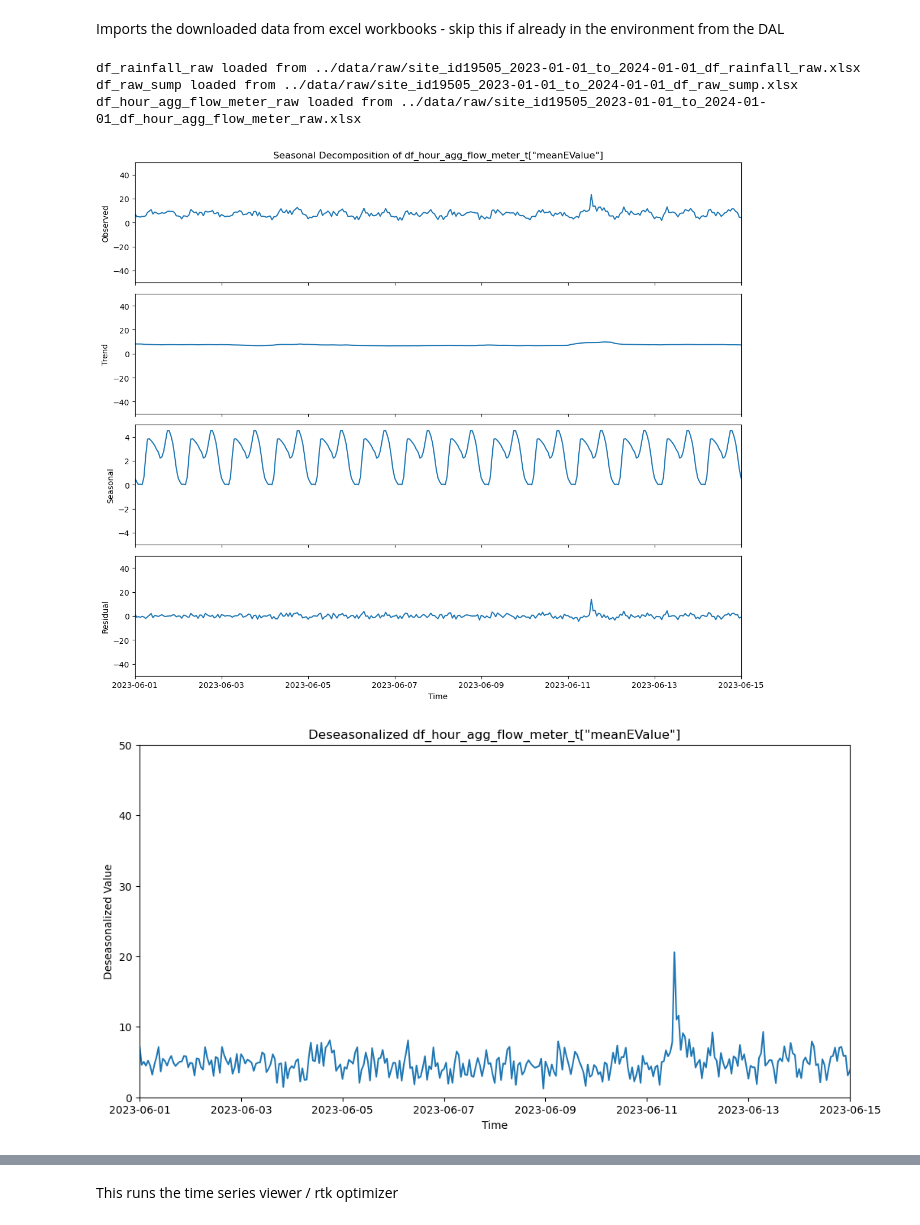
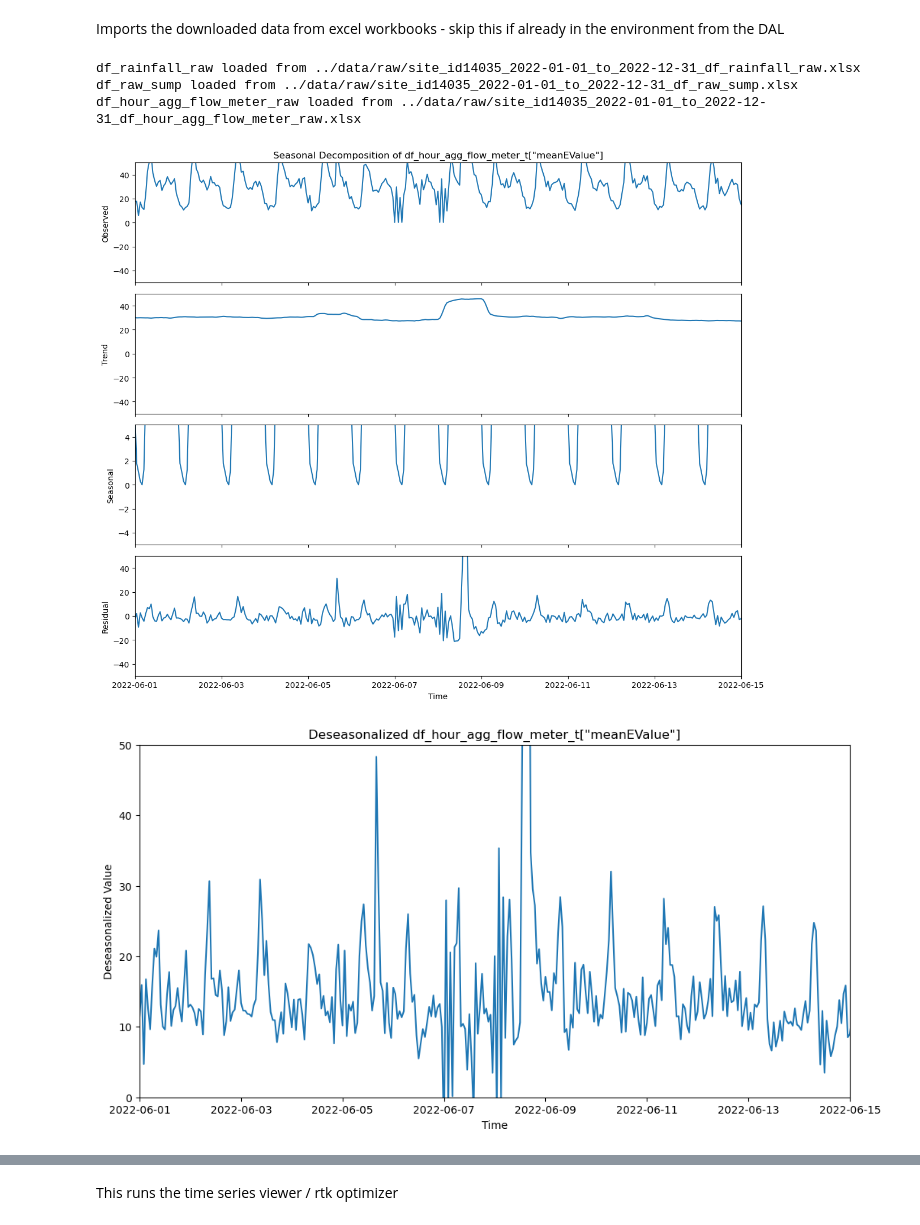
Before and after one commit to McGinty666/WWDS-project, a Jupyter notebook: scripts/main.ipynb, the cells around one changed output, grey strips where cells are left out. Cells and saved outputs as stored; diff of their text form; code cells hidden in the pictures.

```diff
--- a/scripts/main.ipynb
+++ b/scripts/main.ipynb
@@ -72,9 +109,9 @@ Imports the downloaded data from excel workbooks - skip this if already in the e
 import os
 import pandas as pd
 
-site_id_selected = 19505
-start_date_downloaded = '2023-01-01'
-end_date_downloaded = '2024-01-01'
+site_id_selected = 14035
+start_date_downloaded = '2022-01-01'
+end_date_downloaded = '2022-12-31'
 
 file_paths = {
     #"df_spill_hours": "../data/raw/site_id{site_id_selected}_{start_date_downloaded}_to_{end_date_downloaded}_df_spill_hours.xlsx",
@@ -107,9 +144,9 @@ df_raw_sump = loaded_dataframes["df_raw_sump"]
 df_hour_agg_flow_meter_raw = loaded_dataframes["df_hour_agg_flow_meter_raw"]
 #df_raw_flow_meter = loaded_dataframes["df_raw_flow_meter"]
 # %% [output]
-df_rainfall_raw loaded from ../data/raw/site_id19505_2023-01-01_to_2024-01-01_df_rainfall_raw.xlsx
-df_raw_sump loaded from ../data/raw/site_id19505_2023-01-01_to_2024-01-01_df_raw_sump.xlsx
-df_hour_agg_flow_meter_raw loaded from ../data/raw/site_id19505_2023-01-01_to_2024-01-01_df_hour_agg_flow_meter_raw.xlsx
+df_rainfall_raw loaded from ../data/raw/site_id14035_2022-01-01_to_2022-12-31_df_rainfall_raw.xlsx
+df_raw_sump loaded from ../data/raw/site_id14035_2022-01-01_to_2022-12-31_df_raw_sump.xlsx
+df_hour_agg_flow_meter_raw loaded from ../data/raw/site_id14035_2022-01-01_to_2022-12-31_df_hour_agg_flow_meter_raw.xlsx
 # %%
 
 def transform_flow_meter_data(df_hour_agg_flow_meter):
@@ -166,8 +203,8 @@ import matplotlib.pyplot as plt
 import pandas as pd
 
 # Define your axis limits as datetime objects
-x_min = pd.to_datetime('2023-06-01')
-x_max = pd.to_datetime('2023-06-15')
+x_min = pd.to_datetime('2022-06-01')
+x_max = pd.to_datetime('2022-06-15')
 y_min, y_max = -50, 50  # Example value range for y-axis
 
 # Assuming the previous code has been executed and we have the 'result' and 'deseasonalized' variables
@@ -190,35 +227,35 @@ ax2.set_ylim([y_min, y_max])
 
 min_value_result_seasonal = np.min(result.seasonal)
 
 adjusted_result_seasonal = result.seasonal - min_value_result_seasonal
 # Seasonal
 ax3.plot((adjusted_result_seasonal))
 ax3.set_ylabel('Seasonal')
 ax3.set_xlim([x_min, x_max])
 ax3.set_ylim([-5, 5])
 
 # Residual
 ax4.plot(result.resid)
 ax4.set_ylabel('Residual')
 ax4.set_xlabel('Time')
 ax4.set_xlim([x_min, x_max])
 ax4.set_ylim([y_min, y_max])
 
 plt.tight_layout()
 plt.show()
 
 # Plot the deseasonalized data
 plt.figure(figsize=(12, 6))
 plt.plot(deseasonalized)
 plt.title('Deseasonalized df_hour_agg_flow_meter_t["meanEValue"]')
 plt.xlabel('Time')
 plt.ylabel('Deseasonalized Value')
 plt.xlim([x_min, x_max])
 plt.ylim([0, y_max])
 plt.show()
 # %% [output]
-[figure, old version]
+[figure, new version]
-[figure, old version]
+[figure, new version]
 # %%
 # Make a copy of the DataFrame
 df_hour_agg_flow_meter_t = df_hour_agg_flow_meter.copy()
```
Also changed, not shown: parts of 13 cells of this notebook.
